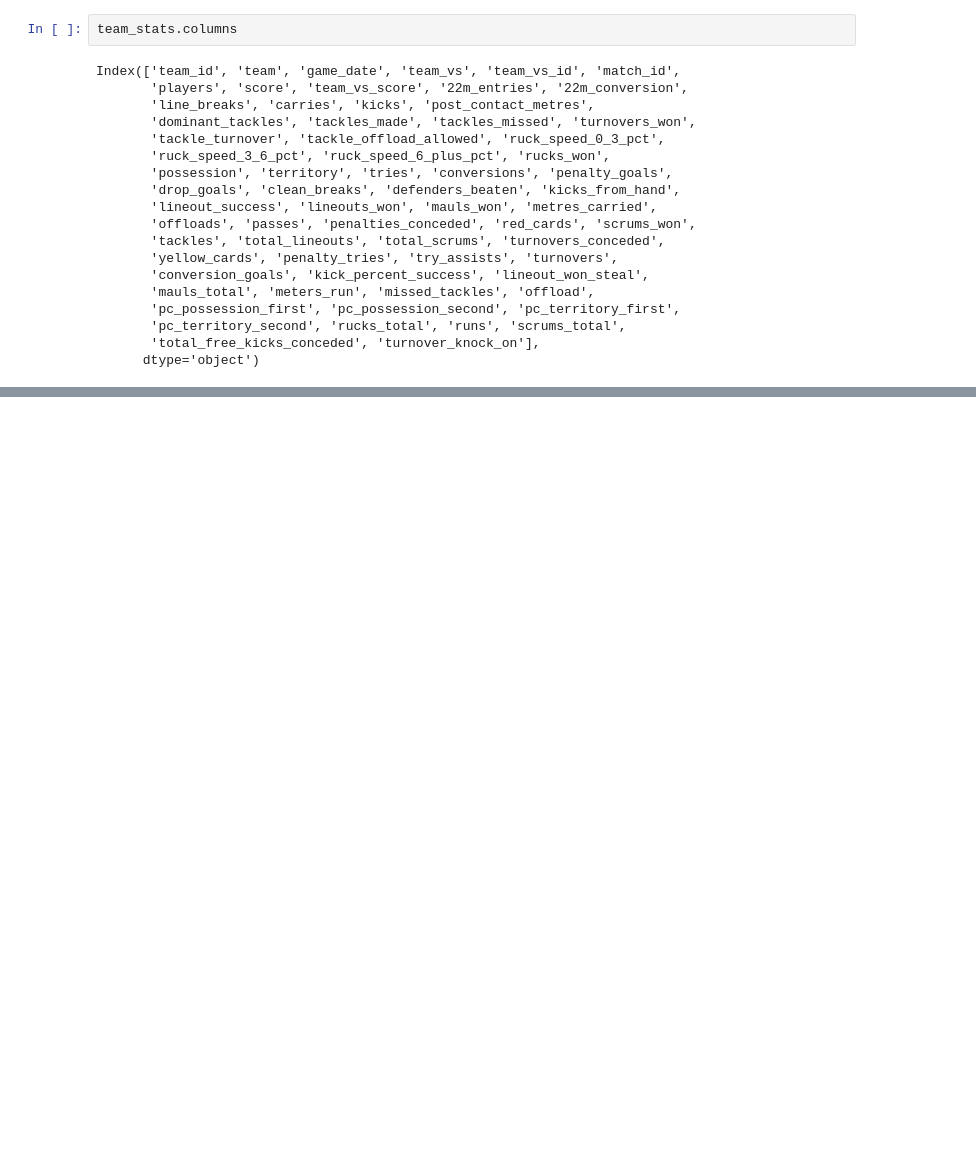
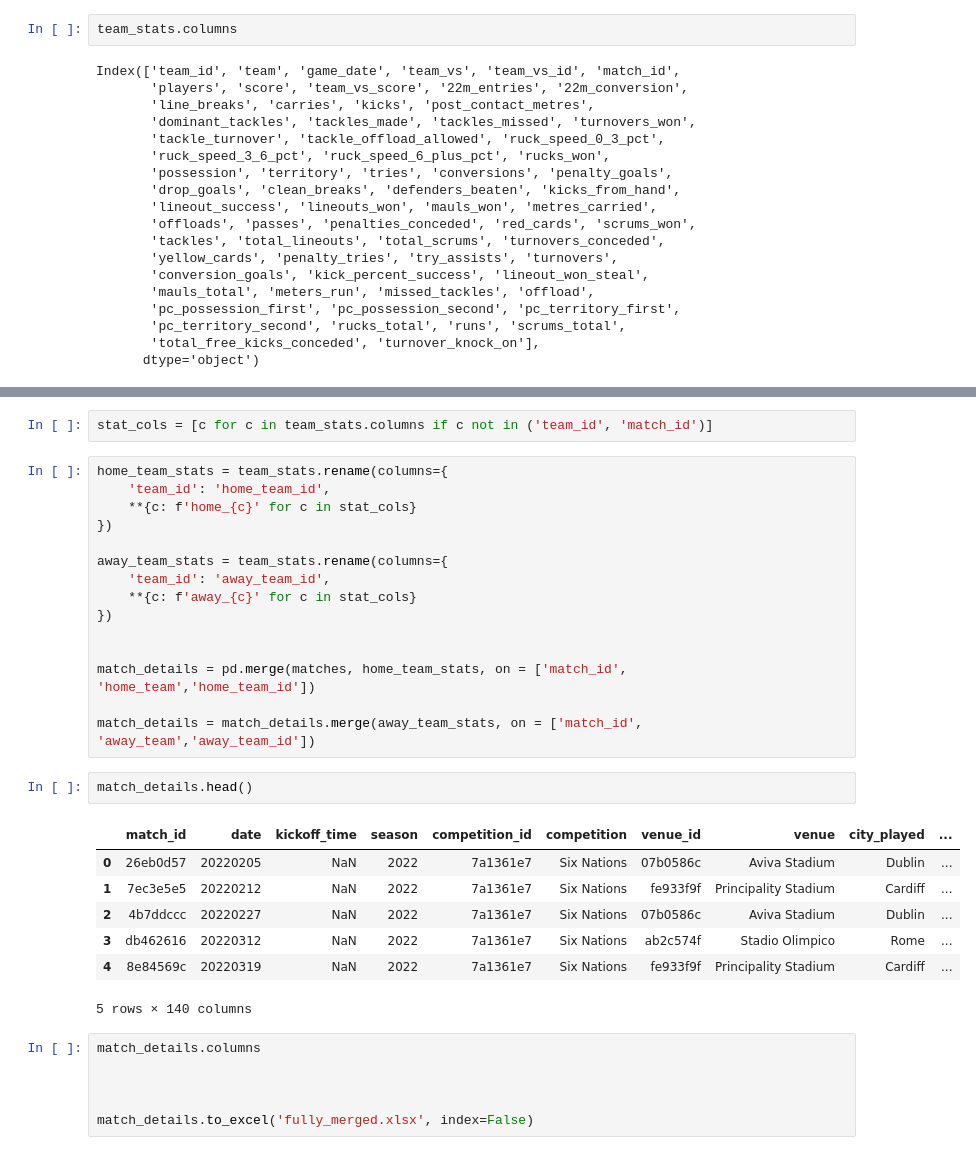
Before and after one commit to mycycler22/ghost_of_eden_park, a Jupyter notebook: rugby_experimental.ipynb, the cells around one changed output, grey strips where cells are left out. Cells and saved outputs as stored; diff of their text form; blank space fills up the shorter version.

```diff
--- a/rugby_experimental.ipynb
+++ b/rugby_experimental.ipynb
@@ -338,0 +360,33 @@ tier_1_test_matches.to_excel('test_matches.xlsx', index = False)
+# %%
+stat_cols = [c for c in team_stats.columns if c not in ('team_id', 'match_id')]
+# %%
+home_team_stats = team_stats.rename(columns={
+    'team_id': 'home_team_id',
+    **{c: f'home_{c}' for c in stat_cols}
+})
+
+away_team_stats = team_stats.rename(columns={
+    'team_id': 'away_team_id',
+    **{c: f'away_{c}' for c in stat_cols}
+})
+
+
+match_details = pd.merge(matches, home_team_stats, on = ['match_id', 'home_team','home_team_id'])
+
+match_details = match_details.merge(away_team_stats, on = ['match_id', 'away_team','away_team_id'])
+# %%
+match_details.head()
+# %% [output]
+|  | match_id | date | kickoff_time | season | competition_id | competition | venue_id | venue | city_played | ... |
+| 0 | 26eb0d57 | 20220205 | NaN | 2022 | 7a1361e7 | Six Nations | 07b0586c | Aviva Stadium | Dublin | ... |
+| 1 | 7ec3e5e5 | 20220212 | NaN | 2022 | 7a1361e7 | Six Nations | fe933f9f | Principality Stadium | Cardiff | ... |
+| 2 | 4b7ddccc | 20220227 | NaN | 2022 | 7a1361e7 | Six Nations | 07b0586c | Aviva Stadium | Dublin | ... |
+| 3 | db462616 | 20220312 | NaN | 2022 | 7a1361e7 | Six Nations | ab2c574f | Stadio Olimpico | Rome | ... |
+| 4 | 8e84569c | 20220319 | NaN | 2022 | 7a1361e7 | Six Nations | fe933f9f | Principality Stadium | Cardiff | ... |
+5 rows × 140 columns
+# %%
+match_details.columns
+
+
+
+match_details.to_excel('fully_merged.xlsx', index=False)
```
Also changed, not shown: parts of 7 cells of this notebook, 6 other files.
